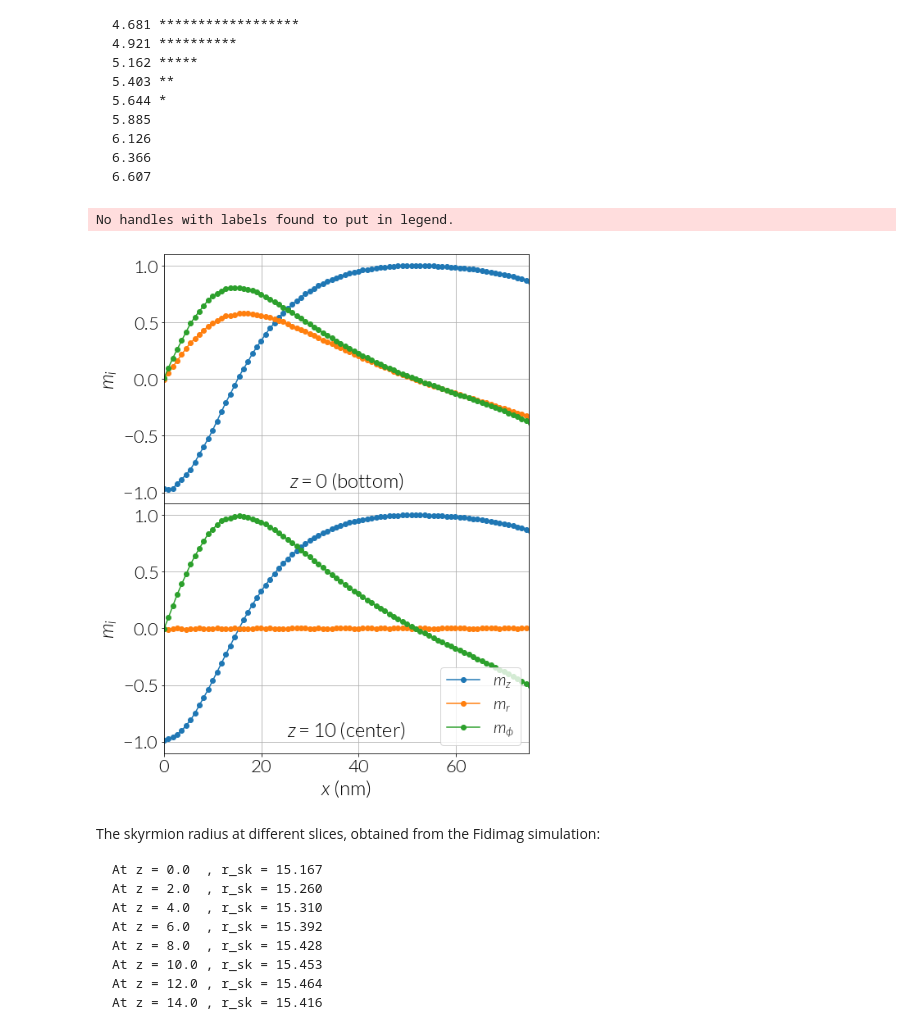
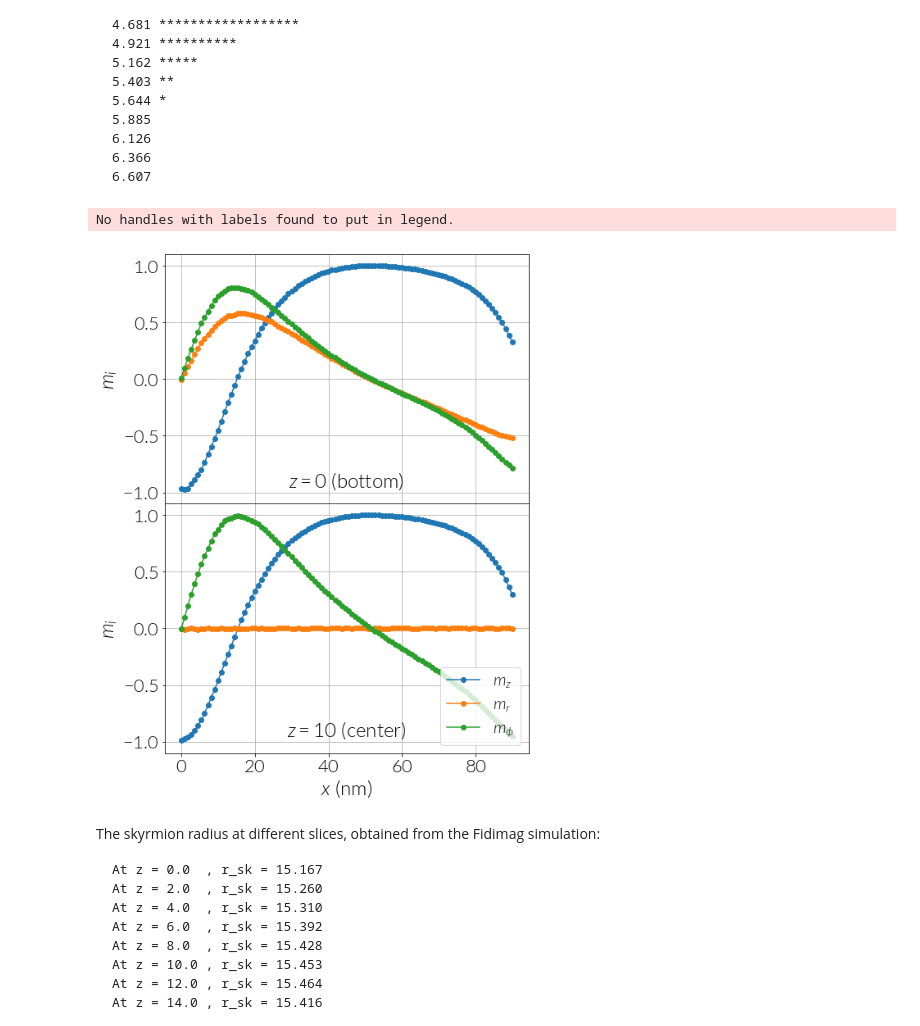
Before and after one commit to fangohr/paper-supplement-standard-problem-dmi, a Jupyter notebook: notebooks/3d_problem_cylinder-finmag.ipynb, the cells around one changed output. Drawn from its saved outputs; the diff is of its cells as text; code cells hidden in the pictures.

```diff
--- a/notebooks/3d_problem_cylinder-finmag.ipynb
+++ b/notebooks/3d_problem_cylinder-finmag.ipynb
@@ -119,24 +123,20 @@ H / H_D =  1.0804422368210223
     6.366
     6.607
 # %%
-m_bottom = np.loadtxt('../sims/finmag/m_bottom.dat')
-m_top = np.loadtxt('../sims/finmag/m_top.dat')
-m_center = np.loadtxt('../sims/finmag/m_center.dat')
+m_bottom = np.loadtxt('../sims/finmag/3D/m_bottom.dat')
+m_top = np.loadtxt('../sims/finmag/3D/m_top.dat')
+m_center = np.loadtxt('../sims/finmag/3D/m_center.dat')
 # %%
 fig, (ax1, ax2) = plt.subplots(nrows=2, sharex=True, figsize=(8, 16 / 1.6))
 
 # -----------------------------------------------------------------------------
-# Plot at zs_F[0] --> this is z = -10 nm
-
 ax1.plot(m_bottom[:, 0], m_bottom[:, 5], 'o-', label=r'$m_{z}$')
 ax1.plot(m_bottom[:, 0], m_bottom[:, 6], 'o-', label=r'$m_{r}$')
 ax1.plot(m_bottom[:, 0], m_bottom[:, 7], 'o-', label=r'$m_{\phi}$')
 
-# ax1.axvline(x=r_sk_F, color='k', lw=1, ls='--')
-
 ax1.grid()
 plt.legend(loc=4)
-ax1.set_xlim(0, 75)
+# ax1.set_xlim(0, 75)
 ax1.set_ylim(-1.1, 1.1)
 
 ax1.set_xlabel(r'$x$ (nm)')
@@ -145,39 +145,35 @@ ax1.set_ylabel(r'$m_{i}$')
 ax1.text(0.5, 0.05, r'$z=$' + '{} (bottom)'.format(0),
          horizontalalignment='center', verticalalignment='bottom',
          transform=ax1.transAxes)
 
 # -----------------------------------------------------------------------------
-# Plot at zs_F[5] --> this is z = 0 nm (middle of the sample)
-
 ax2.plot(m_center[:, 0], m_center[:, 5], 'o-', label=r'$m_{z}$')
 ax2.plot(m_center[:, 0], m_center[:, 6], 'o-', label=r'$m_{r}$')
 ax2.plot(m_center[:, 0], m_center[:, 7], 'o-', label=r'$m_{\phi}$')
 
-# ax2.axvline(x=r_sk_F, color='k', lw=1, ls='--')
-
 ax2.grid()
 ax2.legend(loc=4)
-ax2.set_xlim(0, 75)
+# ax2.set_xlim(0, 75)
 ax2.set_ylim(-1.1, 1.1)
 
 ax2.set_xlabel(r'$x$ (nm)')
 ax2.set_ylabel(r'$m_{i}$')
 
 ax2.text(0.5, 0.05, r'$z=$' + '{} (center)'.format(10),
          horizontalalignment='center', verticalalignment='bottom',
          transform=ax2.transAxes)
 
 # ax2.set_xticklabels([])
 
 # -----------------------------------------------------------------------------
 
 plt.tight_layout()
 plt.subplots_adjust(hspace=0)
 
 plt.savefig('../paper/result_3d_cylinder_finmag.pdf', bbox_inches='tight')
 # %% [output]
 No handles with labels found to put in legend.
-[figure, old version]
+[figure, new version]
 # %% [markdown]
 The skyrmion radius at different slices, obtained from the Fidimag simulation:
 
```
Also changed, not shown: parts of 11 cells of this notebook, 5 other files.
